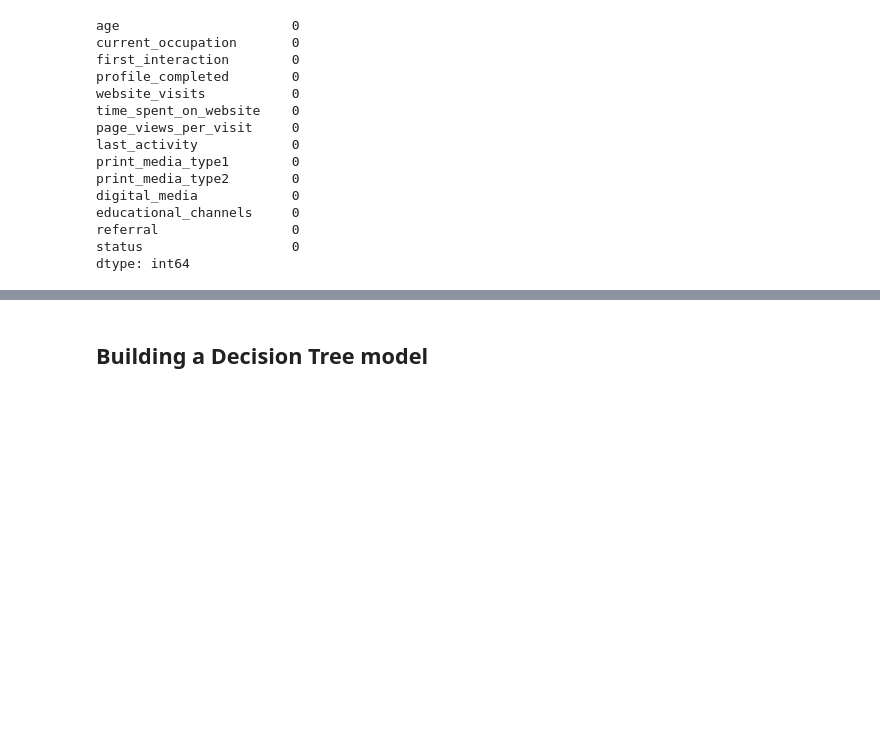
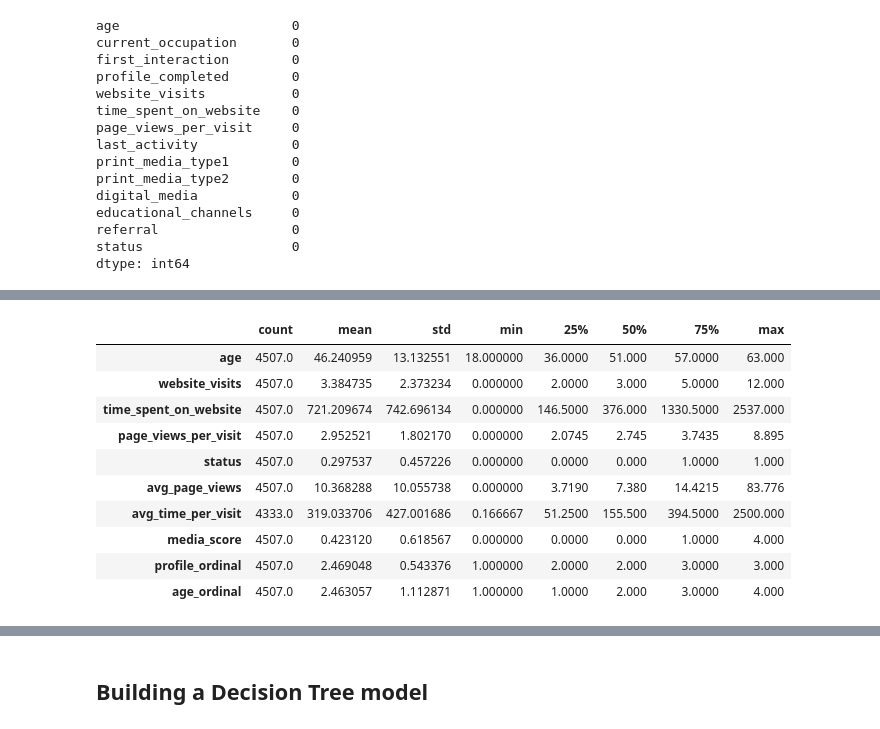
Before and after one commit to jmetzg11alpine/MIT_IDSS, a Jupyter notebook: week8_classification_hypothesis_testing/project_two/Learner+Notebook+-+Full+Code+Version+-+Potential+Customers+Prediction.ipynb, the cells around one changed output, grey strips where cells are left out. Drawn from its saved outputs; the diff is of its cells as text; code cells hidden in the pictures; blank space fills up the shorter version.

```diff
--- a/week8_classification_hypothesis_testing/project_two/Learner+Notebook+-+Full+Code+Version+-+Potential+Customers+Prediction.ipynb
+++ b/week8_classification_hypothesis_testing/project_two/Learner+Notebook+-+Full+Code+Version+-+Potential+Customers+Prediction.ipynb
@@ -304,6 +309,8 @@ class PrepDataFirstGo:
     def __init__(self, df):
         self.df = df
         self.drop_outliers()
+        self.total_pages_visited()
+        self.avg_time_per_visit()
         self.create_exposed_ad()
         self.create_exposed()
         self.create_media_score()
@@ -311,7 +318,6 @@ class PrepDataFirstGo:
         self.create_age_groups()
         self.total_pages_visited()
         self.avg_time_per_visit()
-        self.split_data()
 
     def drop_outliers(self):
         original_size = len(self.df)
@@ -321,6 +327,16 @@ class PrepDataFirstGo:
         new_size = len(self.df)
         lost_percent = (original_size - new_size) / original_size
         print(f'{round(lost_percent * 100, 2)}% of data was lost after dropping outliers')
+
+    def total_pages_visited(self):
+        self.df['avg_page_views'] = self.df['website_visits'] * self.df['page_views_per_visit']
+        mean, std = self.df['avg_page_views'].mean(), self.df['avg_page_views'].std()
+        print(f'The average pages visited is {round(mean,2)} with an std of {round(std, 2)}')
+
+    def avg_time_per_visit(self):
+        self.df['avg_time_per_visit'] = self.df['time_spent_on_website'] / self.df['website_visits']
+        mean, std = self.df['avg_time_per_visit'].mean(), self.df['avg_time_per_visit'].std()
+        print(f'The avgerate time per visit is {round(mean, 2)} with an std of {round(std, 2)}')
 
     def create_exposed_ad(self):
         ads = ['print_media_type1', 'print_media_type2', 'digital_media', 'educational_channels']
@@ -348,23 +364,21 @@ class PrepDataFirstGo:
         print(self.df['profile_ordinal'].value_counts())
 
     def create_age_groups(self):
-        self.df['age_group'] = pd.qcut(self.df['age'], q=4, labels=['Group 1', 'Group 2', 'Group 3', 'Group 4'])
-        print(self.df['age_group'].value_counts())
-
-    def total_pages_visited(self):
-        self.df['avg_page_views'] = self.df['website_visits'] * self.df['page_views_per_visit']
-        mean, std = self.df['avg_page_views'].mean(), self.df['avg_page_views'].std()
-        print(f'The average pages visited is {round(mean,2)} with an std of {round(std, 2)}')
-
-    def avg_time_per_visit(self):
-        self.df['avg_time_per_visit'] = self.df['time_spent_on_website'] / self.df['website_visits']
-        mean, std = self.df['avg_time_per_visit'].mean(), self.df['avg_time_per_visit'].std()
-        print(f'The avgerate time per visit is {round(mean, 2)} with an std of {round(std, 2)}')
+        age_group = pd.qcut(self.df['age'], q=4, labels=['Group 1', 'Group 2', 'Group 3', 'Group 4'])
+        mapping = {'Group 1': 1, 'Group 2': 2, 'Group 3': 3, 'Group 4': 4}
+        self.df['age_ordinal'] = age_group.map(mapping).astype(int)
+        print(self.df['age_ordinal'].value_counts())
 
     def split_data(self):
-        X = self.df.drop(columns=['status'])
+        columns_to_encode = [
+            'current_occupation', 'first_interaction', 'last_activity', 'print_media_type1',
+            'print_media_type2', 'digital_media', 'educational_channels', 'referral'
+        ]
+        self.df = pd.get_dummies(self.df, columns=columns_to_encode, drop_first=True)
+        cols_to_drop = ['status', 'profile_completed']
+        X = self.df.drop(columns=cols_to_drop)
         y = self.df['status']
-        return train_test_split(X, y, test_size=0.3, stratify=y, random_state=22)
+        return train_test_split(X, y, test_size=0.25, stratify=y, random_state=22)
 
 
 data_prepper = PrepDataFirstGo(df)
@@ -416,0 +453,14 @@ KeyError: 'exposed_ad'
+# %%
+new_df.describe().T
+# %% [output]
+|  | count | mean | std | min | 25% | 50% | 75% | max |
+| age | 4507.0 | 46.240959 | 13.132551 | 18.000000 | 36.0000 | 51.000 | 57.0000 | 63.000 |
+| website_visits | 4507.0 | 3.384735 | 2.373234 | 0.000000 | 2.0000 | 3.000 | 5.0000 | 12.000 |
+| time_spent_on_website | 4507.0 | 721.209674 | 742.696134 | 0.000000 | 146.5000 | 376.000 | 1330.5000 | 2537.000 |
+| page_views_per_visit | 4507.0 | 2.952521 | 1.802170 | 0.000000 | 2.0745 | 2.745 | 3.7435 | 8.895 |
+| status | 4507.0 | 0.297537 | 0.457226 | 0.000000 | 0.0000 | 0.000 | 1.0000 | 1.000 |
+| avg_page_views | 4507.0 | 10.368288 | 10.055738 | 0.000000 | 3.7190 | 7.380 | 14.4215 | 83.776 |
+| avg_time_per_visit | 4333.0 | 319.033706 | 427.001686 | 0.166667 | 51.2500 | 155.500 | 394.5000 | 2500.000 |
+| media_score | 4507.0 | 0.423120 | 0.618567 | 0.000000 | 0.0000 | 0.000 | 1.0000 | 4.000 |
+| profile_ordinal | 4507.0 | 2.469048 | 0.543376 | 1.000000 | 2.0000 | 2.000 | 3.0000 | 3.000 |
+| age_ordinal | 4507.0 | 2.463057 | 1.112871 | 1.000000 | 1.0000 | 2.000 | 3.0000 | 4.000 |
```
Also changed, not shown: parts of 28 cells of this notebook, 1 other file.
